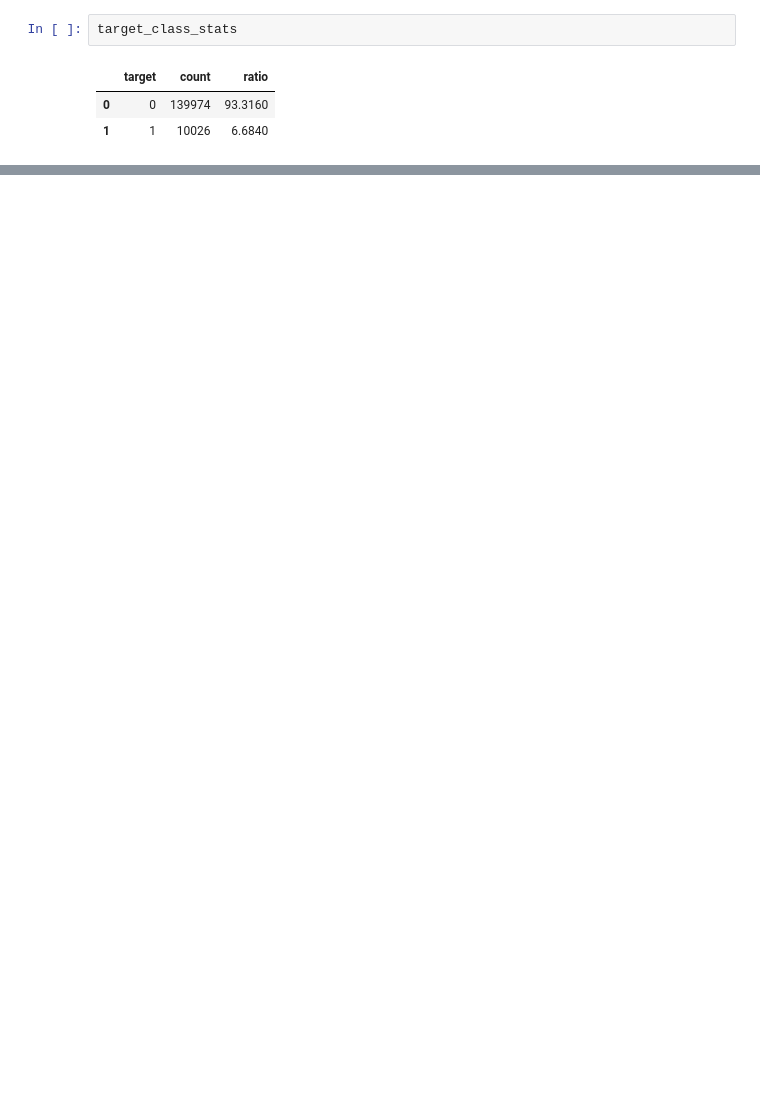
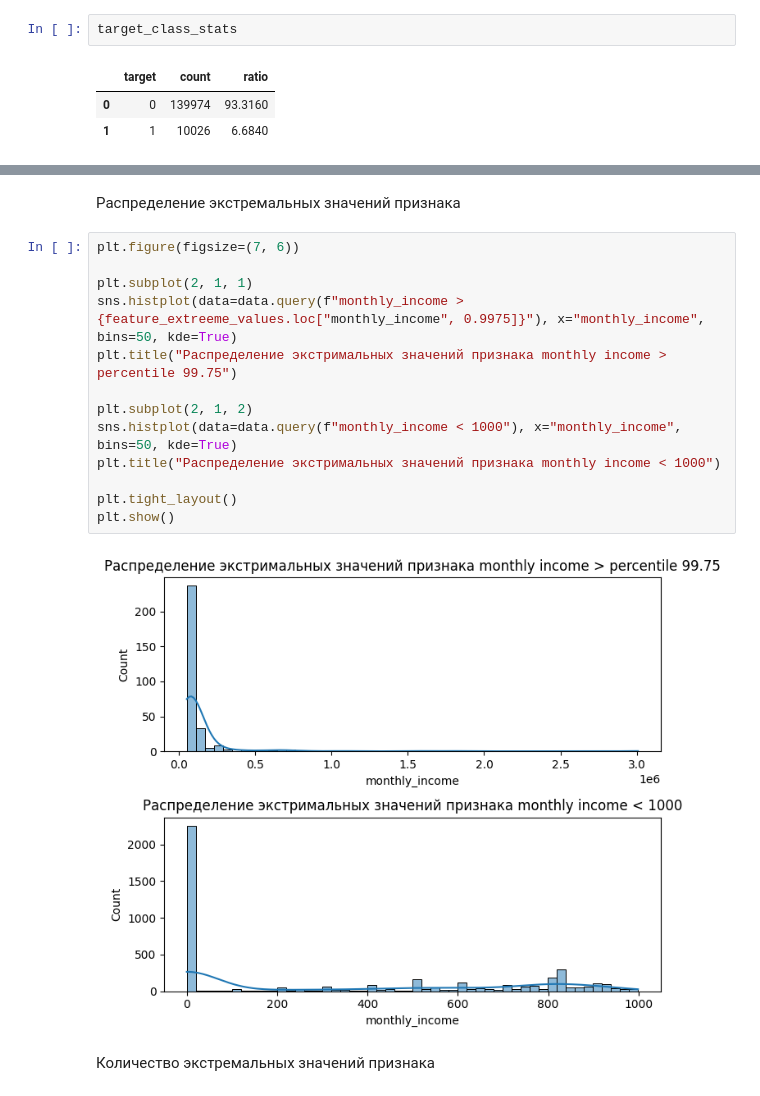
Before and after one commit to drema3-4/Give_me_some_credit, a Jupyter notebook: notebooks/01_eda_data.ipynb, the cells around one changed output, grey strips where cells are left out. Cells and saved outputs as stored; diff of their text form; blank space fills up the shorter version.

```diff
--- a/notebooks/01_eda_data.ipynb
+++ b/notebooks/01_eda_data.ipynb
@@ -204,0 +907,19 @@ target_class_stats
+# %% [markdown]
+Распределение экстремальных значений признака
+# %%
+plt.figure(figsize=(7, 6))
+
+plt.subplot(2, 1, 1)
+sns.histplot(data=data.query(f"monthly_income > {feature_extreeme_values.loc["monthly_income", 0.9975]}"), x="monthly_income", bins=50, kde=True)
+plt.title("Распределение экстримальных значений признака monthly income > percentile 99.75")
+
+plt.subplot(2, 1, 2)
+sns.histplot(data=data.query(f"monthly_income < 1000"), x="monthly_income", bins=50, kde=True)
+plt.title("Распределение экстримальных значений признака monthly income < 1000")
+
+plt.tight_layout()
+plt.show()
+# %% [output]
+[figure, added]
+# %% [markdown]
+Количество экстремальных значений признака
```
Also changed, not shown: parts of 166 cells of this notebook, 7 other files.
